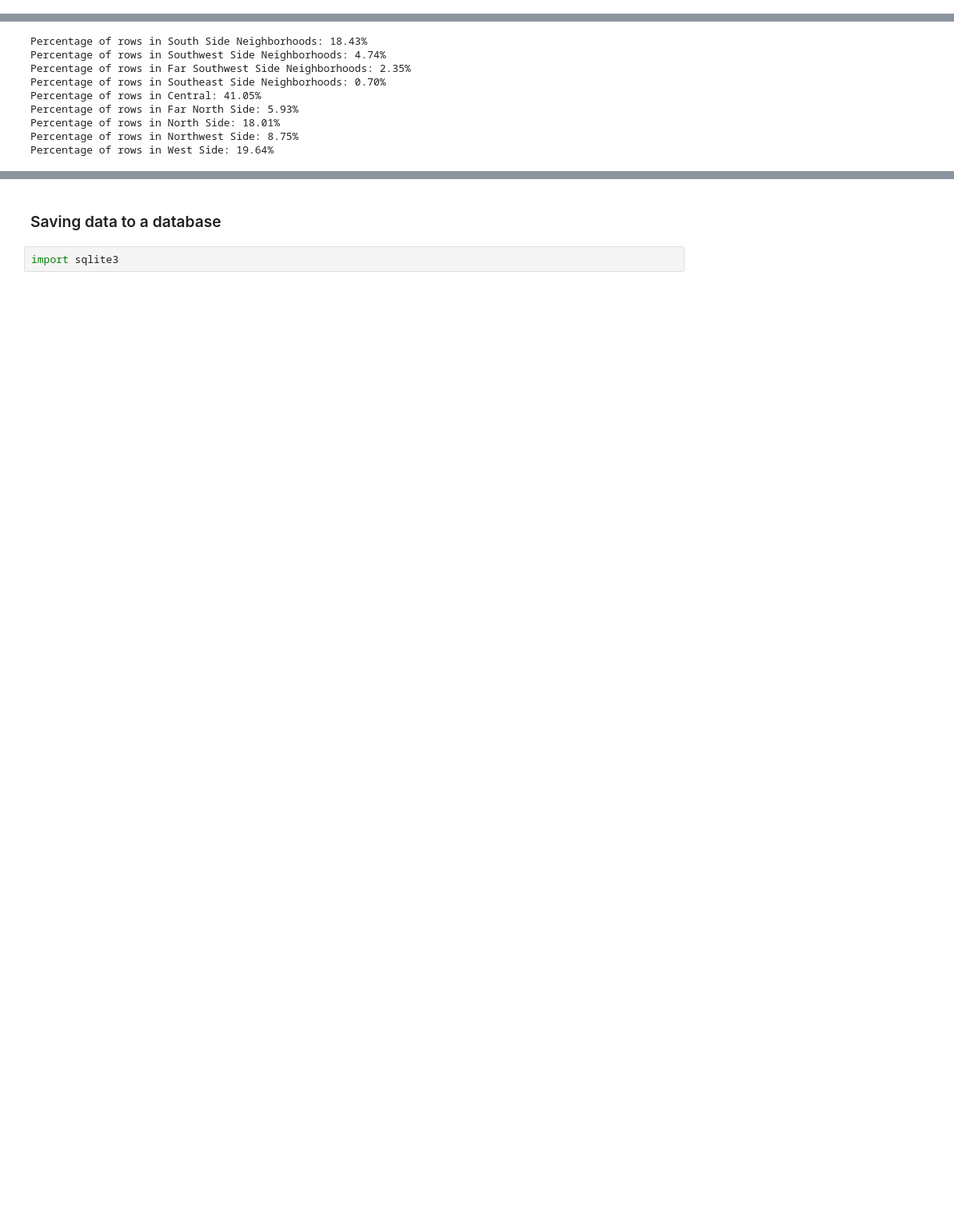
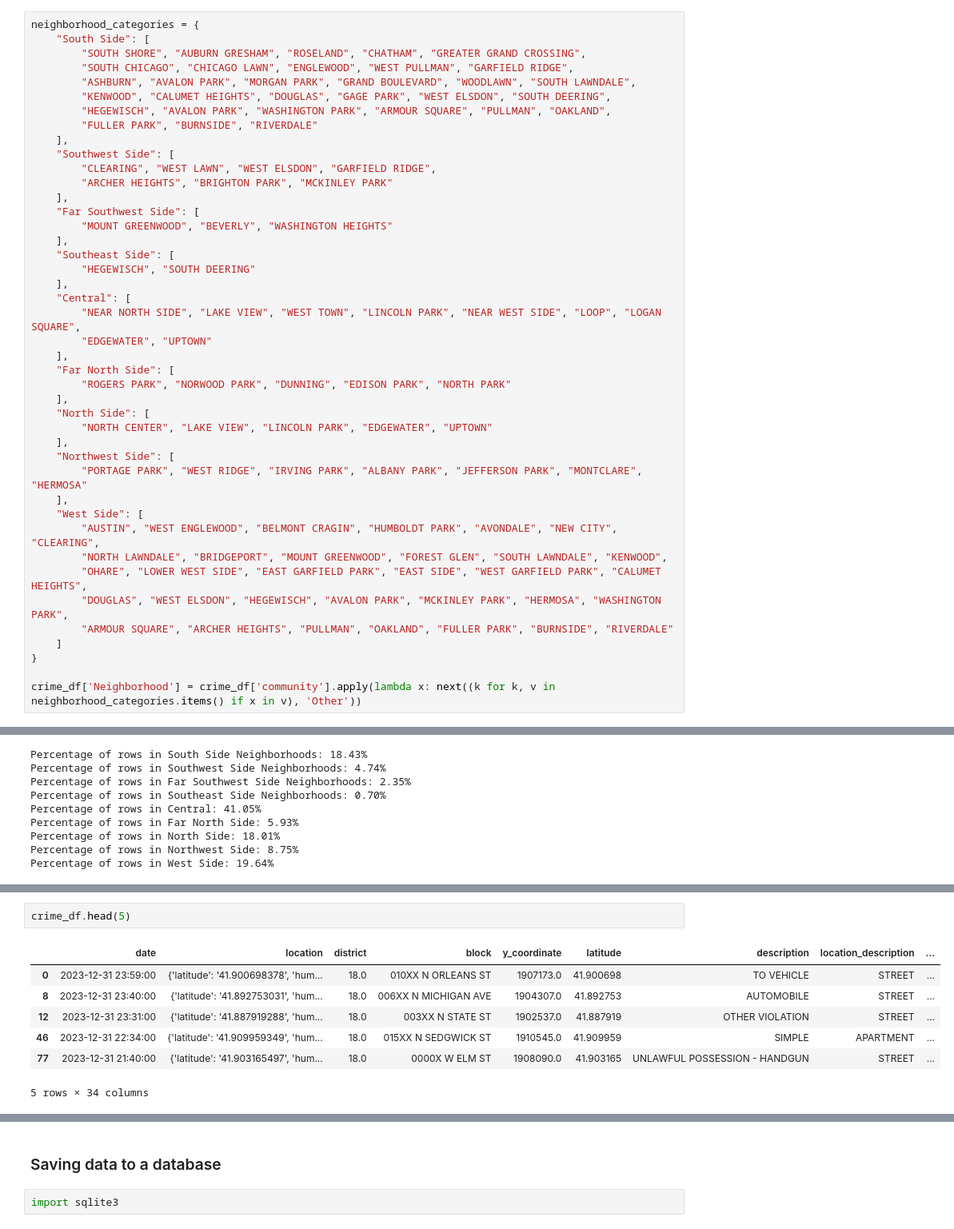
Before and after one commit to Skcodingacademy/chicago-crime-property-analysis, a Jupyter notebook: data-clean.ipynb, the cells around one changed output, grey strips where cells are left out. Shown: that part at 80% size. Cells and saved outputs as stored; diff of their text form; blank space fills up the shorter version.

```diff
--- a/data-clean.ipynb
+++ b/data-clean.ipynb
@@ -401,3 +418,46 @@ crime_df.to_csv(csv_file_path, index=False)
+# %%
+neighborhood_categories = {
+    "South Side": [
+        "SOUTH SHORE", "AUBURN GRESHAM", "ROSELAND", "CHATHAM", "GREATER GRAND CROSSING",
+        "SOUTH CHICAGO", "CHICAGO LAWN", "ENGLEWOOD", "WEST PULLMAN", "GARFIELD RIDGE",
+        "ASHBURN", "AVALON PARK", "MORGAN PARK", "GRAND BOULEVARD", "WOODLAWN", "SOUTH LAWNDALE",
+        "KENWOOD", "CALUMET HEIGHTS", "DOUGLAS", "GAGE PARK", "WEST ELSDON", "SOUTH DEERING",
+        "HEGEWISCH", "AVALON PARK", "WASHINGTON PARK", "ARMOUR SQUARE", "PULLMAN", "OAKLAND",
+        "FULLER PARK", "BURNSIDE", "RIVERDALE"
+    ],
+    "Southwest Side": [
+        "CLEARING", "WEST LAWN", "WEST ELSDON", "GARFIELD RIDGE",
+        "ARCHER HEIGHTS", "BRIGHTON PARK", "MCKINLEY PARK"
+    ],
+    "Far Southwest Side": [
+        "MOUNT GREENWOOD", "BEVERLY", "WASHINGTON HEIGHTS"
+    ],
+    "Southeast Side": [
+        "HEGEWISCH", "SOUTH DEERING"
+    ],
+    "Central": [
+        "NEAR NORTH SIDE", "LAKE VIEW", "WEST TOWN", "LINCOLN PARK", "NEAR WEST SIDE", "LOOP", "LOGAN SQUARE",
+        "EDGEWATER", "UPTOWN"
+    ],
+    "Far North Side": [
+        "ROGERS PARK", "NORWOOD PARK", "DUNNING", "EDISON PARK", "NORTH PARK"
+    ],
+    "North Side": [
+        "NORTH CENTER", "LAKE VIEW", "LINCOLN PARK", "EDGEWATER", "UPTOWN"
+    ],
+    "Northwest Side": [
+        "PORTAGE PARK", "WEST RIDGE", "IRVING PARK", "ALBANY PARK", "JEFFERSON PARK", "MONTCLARE", "HERMOSA"
+    ],
+    "West Side": [
+        "AUSTIN", "WEST ENGLEWOOD", "BELMONT CRAGIN", "HUMBOLDT PARK", "AVONDALE", "NEW CITY", "CLEARING",
+        "NORTH LAWNDALE", "BRIDGEPORT", "MOUNT GREENWOOD", "FOREST GLEN", "SOUTH LAWNDALE", "KENWOOD",
+        "OHARE", "LOWER WEST SIDE", "EAST GARFIELD PARK", "EAST SIDE", "WEST GARFIELD PARK", "CALUMET HEIGHTS",
+        "DOUGLAS", "WEST ELSDON", "HEGEWISCH", "AVALON PARK", "MCKINLEY PARK", "HERMOSA", "WASHINGTON PARK",
+        "ARMOUR SQUARE", "ARCHER HEIGHTS", "PULLMAN", "OAKLAND", "FULLER PARK", "BURNSIDE", "RIVERDALE"
+    ]
+}
+
+crime_df['Neighborhood'] = crime_df['community'].apply(lambda x: next((k for k, v in neighborhood_categories.items() if x in v), 'Other'))
 # %%
 crime_df['date'] = pd.to_datetime(crime_df['date'])
 # %%
@@ -976,0 +1003,10 @@ Percentage of rows in West Side: 19.64%
+# %%
+crime_df.head(5)
+# %% [output]
+|  | date | location | district | block | y_coordinate | latitude | description | location_description | ... |
+| 0 | 2023-12-31 23:59:00 | {'latitude': '41.900698378', 'hum... | 18.0 | 010XX N ORLEANS ST | 1907173.0 | 41.900698 | TO VEHICLE | STREET | ... |
+| 8 | 2023-12-31 23:40:00 | {'latitude': '41.892753031', 'hum... | 18.0 | 006XX N MICHIGAN AVE | 1904307.0 | 41.892753 | AUTOMOBILE | STREET | ... |
+| 12 | 2023-12-31 23:31:00 | {'latitude': '41.887919288', 'hum... | 18.0 | 003XX N STATE ST | 1902537.0 | 41.887919 | OTHER VIOLATION | STREET | ... |
+| 46 | 2023-12-31 22:34:00 | {'latitude': '41.909959349', 'hum... | 18.0 | 015XX N SEDGWICK ST | 1910545.0 | 41.909959 | SIMPLE | APARTMENT | ... |
+| 77 | 2023-12-31 21:40:00 | {'latitude': '41.903165497', 'hum... | 18.0 | 0000X W ELM ST | 1908090.0 | 41.903165 | UNLAWFUL POSSESSION - HANDGUN | STREET | ... |
+5 rows × 34 columns
```
Also changed, not shown: parts of 40 cells of this notebook.
